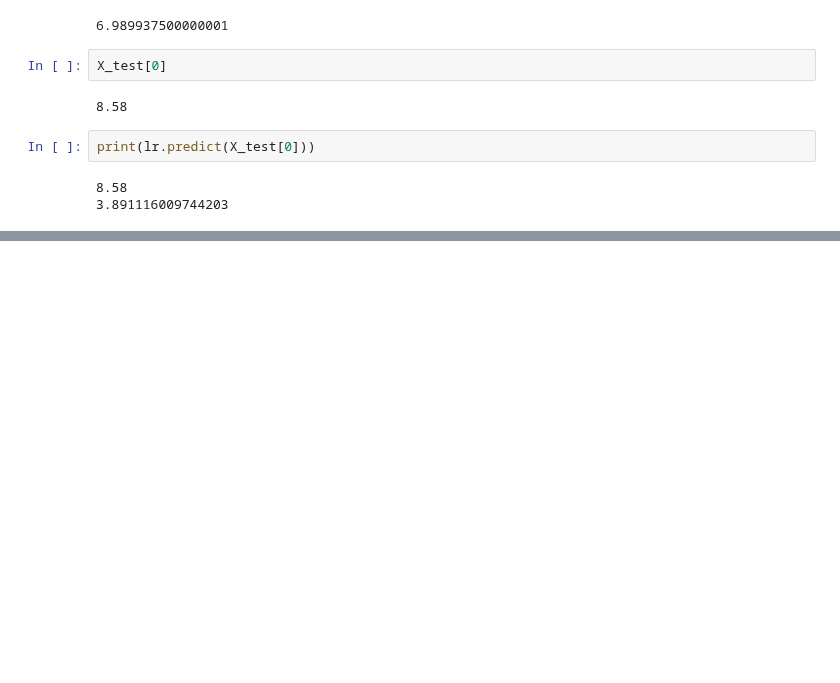
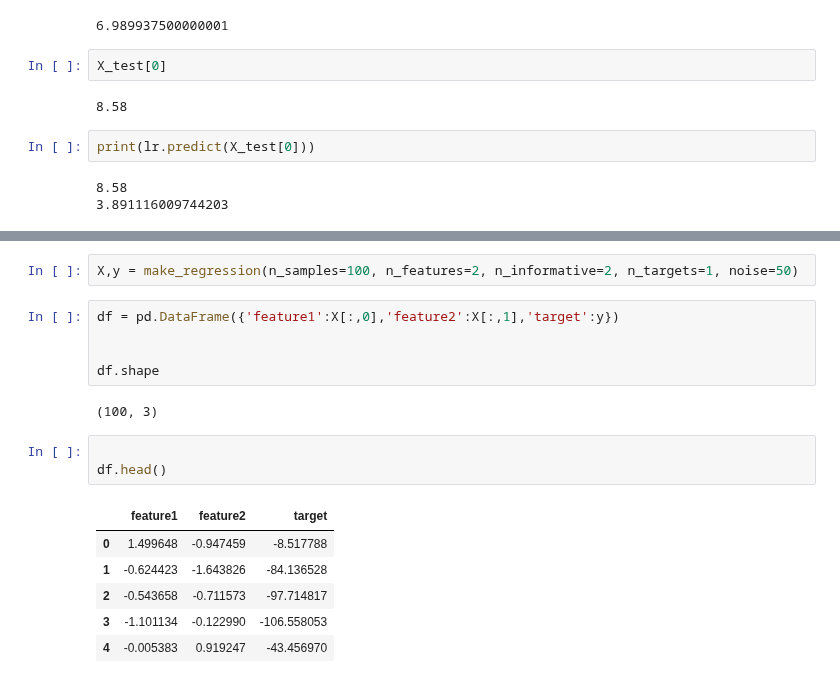
Before and after one commit to Ankitapaul1234/gc_ml, a Jupyter notebook: algorithm.ipynb, the cells around one changed output, grey strips where cells are left out. Drawn from its saved outputs; the diff is of its cells as text; blank space fills up the shorter version.

```diff
--- a/algorithm.ipynb
+++ b/algorithm.ipynb
@@ -259,0 +271,19 @@ print(lr.predict(X_test[0]))
+# %%
+X,y = make_regression(n_samples=100, n_features=2, n_informative=2, n_targets=1, noise=50)
+# %%
+df = pd.DataFrame({'feature1':X[:,0],'feature2':X[:,1],'target':y})
+
+
+df.shape
+# %% [output]
+(100, 3)
+# %%
+
+df.head()
+# %% [output]
+|  | feature1 | feature2 | target |
+| 0 | 1.499648 | -0.947459 | -8.517788 |
+| 1 | -0.624423 | -1.643826 | -84.136528 |
+| 2 | -0.543658 | -0.711573 | -97.714817 |
+| 3 | -1.101134 | -0.122990 | -106.558053 |
+| 4 | -0.005383 | 0.919247 | -43.456970 |
```
Also changed, not shown: parts of 13 cells of this notebook.
